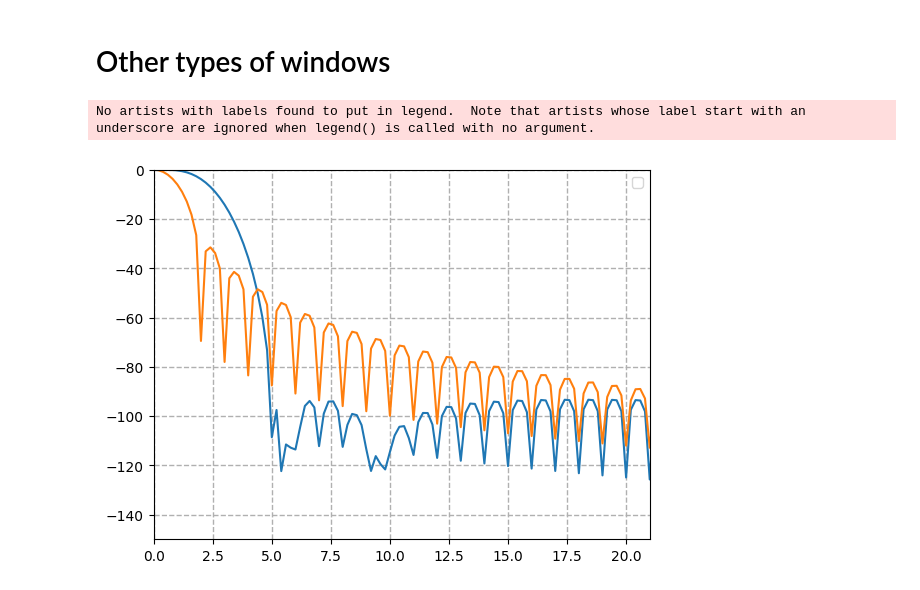
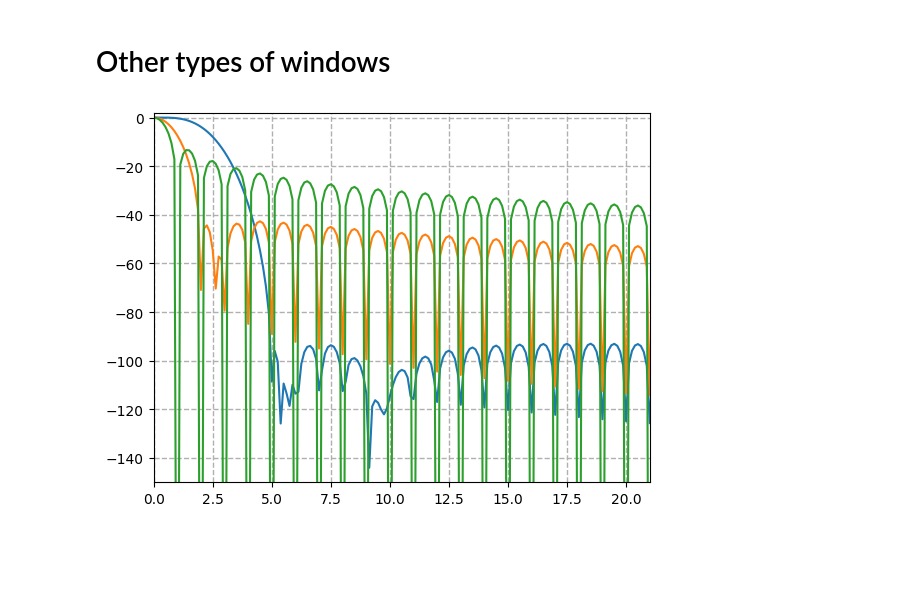
Before and after one commit to shahin1009/Signal-processing, a Jupyter notebook: windowing.ipynb, the cells around one changed output. Saved outputs shown, nothing was run; the diff lists cells and outputs as text; code cells hidden in the pictures; blank space fills up the shorter version.

```diff
--- a/windowing.ipynb
+++ b/windowing.ipynb
@@ -166,20 +166,38 @@ plt.show()
 # %%
 # flattop
 m = 1000
 t = np.arange(m)
 
+def rectangular_window(window_size):
+    """
+    Creates a rectangular window function of specified size.
+
+    Args:
+        window_size (int): Size of the window (number of elements).
+
+    Returns:
+        numpy.ndarray: Array containing the rectangular window function values.
+    """
+    window = np.ones(window_size)
+    return window
+
+
+recwindow = rectangular_window(m)
 window1 = signal.windows.flattop(m)
-window2 = signal.windows.hann(m)
+window2 = signal.windows.hamming(m)
 
-n = 5000
+n = 8000
 w_fft1 = np.fft.rfft(window1, n)
 w_fft2 = np.fft.rfft(window2, n)
+w_fft3 = np.fft.rfft(recwindow, n)
+
 freqs = np.fft.rfftfreq(n, d=1/m)
 plt.plot(freqs, 20*np.log10(np.abs(w_fft1) / np.abs(w_fft1).max()))
 plt.plot(freqs, 20*np.log10(np.abs(w_fft2) / np.abs(w_fft2).max()))
+plt.plot(freqs, 20*np.log10(np.abs(w_fft3) / np.abs(w_fft3).max()))
+
 plt.xlim(0, 21,)
-plt.ylim(-150,0)
+plt.ylim(-150,2)
 plt.grid(True, linestyle='--', linewidth=1, which='both')
 # %% [output]
-No artists with labels found to put in legend.  Note that artists whose label start with an underscore are ignored when legend() is called with no argument.
-[figure, old version]
+[figure, new version]
```
Also changed, not shown: parts of 7 cells of this notebook.
